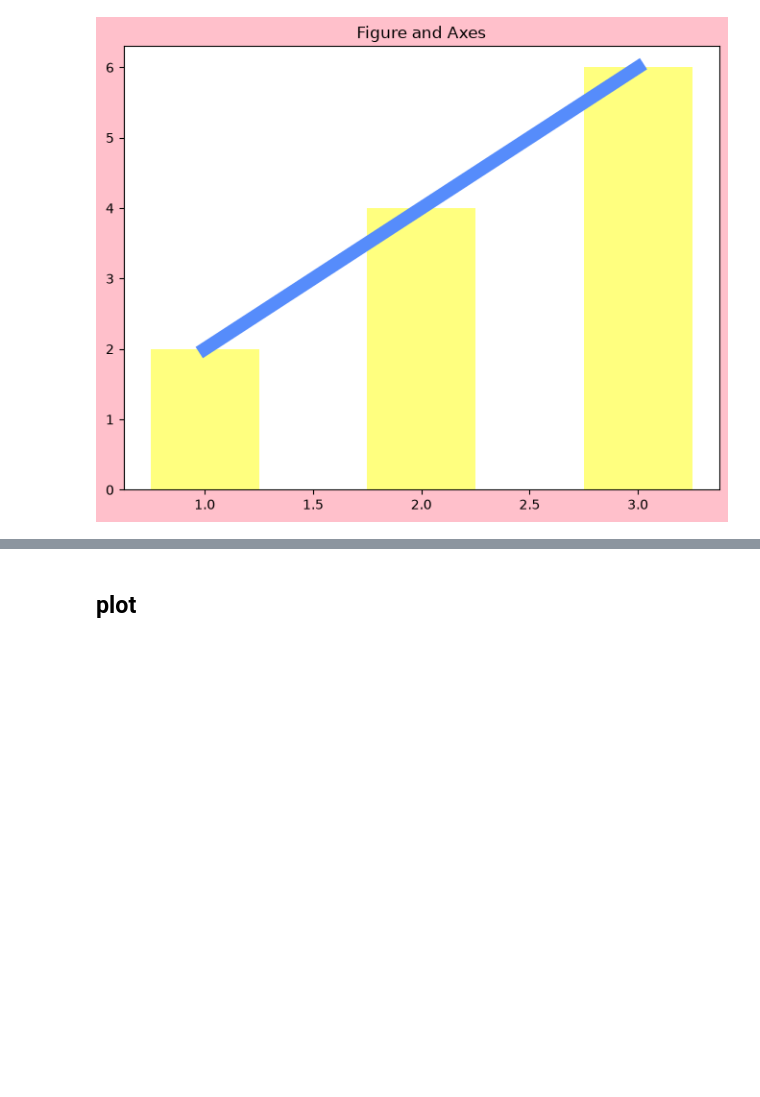
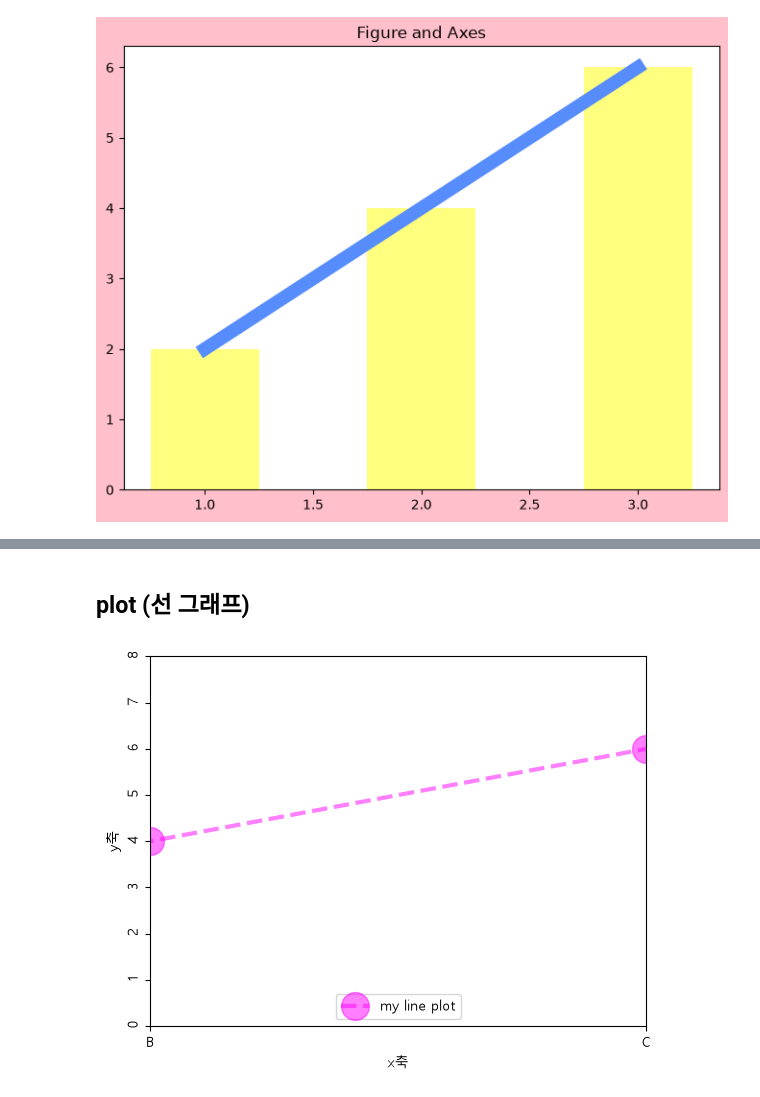
Before and after one commit to 2026-SKN33-STUDY/05_data_analysis, a Jupyter notebook: 03_data_visualization/01_matplotlib.ipynb, the cells around one changed output, grey strips where cells are left out. Cells and saved outputs as stored; diff of their text form; code cells hidden in the pictures; blank space fills up the shorter version.

```diff
--- a/03_data_visualization/01_matplotlib.ipynb
+++ b/03_data_visualization/01_matplotlib.ipynb
@@ -110,2 +175,34 @@ Text(0.5, 1.0, 'Figure and Axes')
 # %% [markdown]
-## plot
+## plot (선 그래프)
+# %%
+# 선 그래프 생성 + 선 꾸미기
+plt.plot(X, Y,
+         color='magenta',
+         linestyle='--',
+         linewidth=3,
+         marker='o',    # 실제 값이 들어간 부분에 점이 찍힘
+         markersize=20,
+         label='my line plot',
+         alpha=0.5  # 투명도
+)
+
+# figure 꾸미기
+# 축 이름 지정
+plt.xlabel('x축')
+plt.ylabel('y축')
+
+# plt.xticks(): x축 눈금 위치 | 라벨 설정
+plt.xticks([1, 2, 3], ['A', 'B', 'C'])
+
+# plt.yticks(): x축 눈금 위치 | 라벨 설정
+# rotation=45: 글자 45도 회전
+plt.yticks(ticks=range(0, 11), rotation=90)
+
+# plt.xlim(), plt.ylim(): x축, y축 표시 범위 제한
+plt.xlim(2, 3)
+plt.ylim(0, 8)
+
+plt.legend(loc='lower center')  # label 같은 범례 표시
+plt.show()  # 깔끔하게 그래프만 출력
+# %% [output]
+[figure, added]
```
Also changed, not shown: parts of 6 cells of this notebook, 8 other files.
